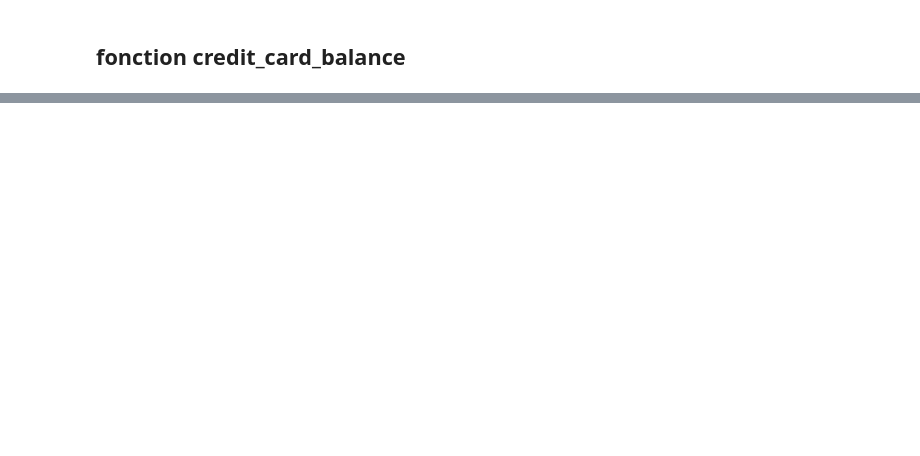
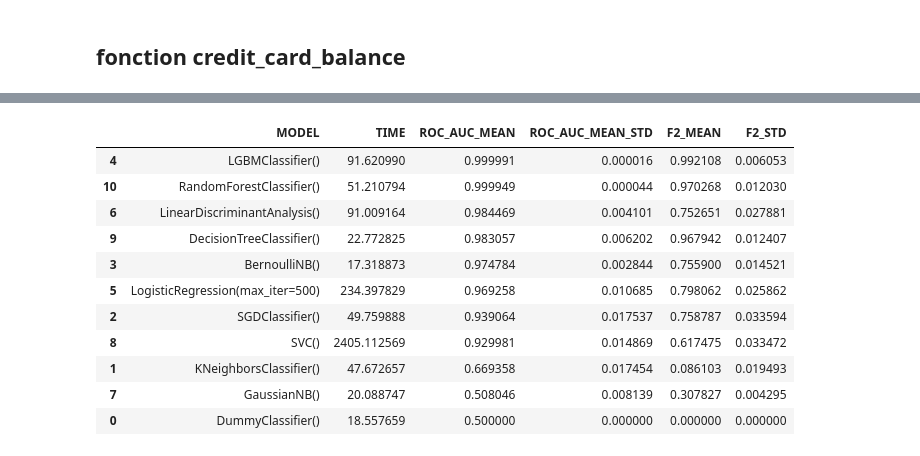
Before and after one commit to SandrineDumas/Projet_7_OCR, a Jupyter notebook: Notebook/Projet_7.ipynb, the cells around one changed output, grey strips where cells are left out. Cells and saved outputs as stored; diff of their text form; code cells hidden in the pictures; blank space fills up the shorter version.

```diff
--- a/Notebook/Projet_7.ipynb
+++ b/Notebook/Projet_7.ipynb
@@ -1072,0 +986,15 @@ cat_cols_global
+# %%
+results.sort_values('ROC_AUC_MEAN', ascending=False)
+# %% [output]
+|  | MODEL | TIME | ROC_AUC_MEAN | ROC_AUC_MEAN_STD | F2_MEAN | F2_STD |
+| 4 | LGBMClassifier() | 91.620990 | 0.999991 | 0.000016 | 0.992108 | 0.006053 |
+| 10 | RandomForestClassifier() | 51.210794 | 0.999949 | 0.000044 | 0.970268 | 0.012030 |
+| 6 | LinearDiscriminantAnalysis() | 91.009164 | 0.984469 | 0.004101 | 0.752651 | 0.027881 |
+| 9 | DecisionTreeClassifier() | 22.772825 | 0.983057 | 0.006202 | 0.967942 | 0.012407 |
+| 3 | BernoulliNB() | 17.318873 | 0.974784 | 0.002844 | 0.755900 | 0.014521 |
+| 5 | LogisticRegression(max_iter=500) | 234.397829 | 0.969258 | 0.010685 | 0.798062 | 0.025862 |
+| 2 | SGDClassifier() | 49.759888 | 0.939064 | 0.017537 | 0.758787 | 0.033594 |
+| 8 | SVC() | 2405.112569 | 0.929981 | 0.014869 | 0.617475 | 0.033472 |
+| 1 | KNeighborsClassifier() | 47.672657 | 0.669358 | 0.017454 | 0.086103 | 0.019493 |
+| 7 | GaussianNB() | 20.088747 | 0.508046 | 0.008139 | 0.307827 | 0.004295 |
+| 0 | DummyClassifier() | 18.557659 | 0.500000 | 0.000000 | 0.000000 | 0.000000 |
```
Also changed, not shown: parts of 157 cells of this notebook.
